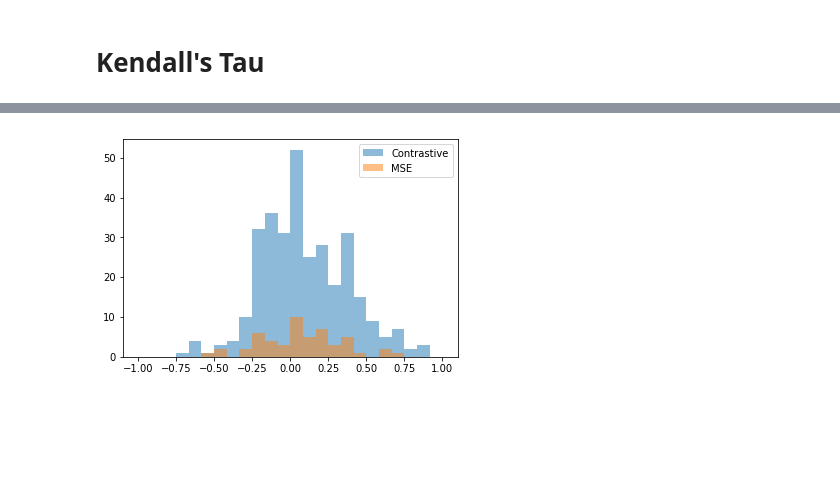
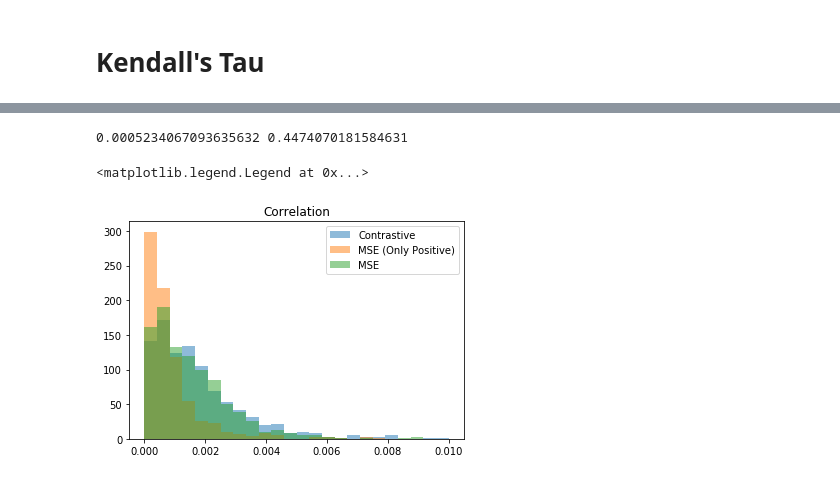
Before and after one commit to Holstrup/PlaceRecognition, a Jupyter notebook: notebooks/Correlation Metrics.ipynb, the cells around one changed output, grey strips where cells are left out. Saved outputs shown, nothing was run; the diff lists cells and outputs as text; code cells hidden in the pictures; blank space fills up the shorter version.

```diff
--- a/notebooks/Correlation Metrics.ipynb
+++ b/notebooks/Correlation Metrics.ipynb
@@ -70,0 +74,31 @@ scores1 = kt_scores()
+# %%
+def kt_scores():
+    N = len(gps)
+    scores = np.zeros(N)
+    for i in range(N):
+        c, p = kendalltau(gps[i], emb[i])
+        scores[i] = c
+    print(np.mean(scores), np.max(scores))
+    return scores
+
+def MSE_scores():
+    scores = []
+    for i in range(len(gps)):
+        emb_i = emb[i][gps[i] != 0]
+        gps_i = gps[i][gps[i] != 0]
+        if len(gps_i) > 2:
+            y = (gps_i)**2 / 35**2
+            scores.append(mean_squared_error(y, emb_i))
+    print(np.mean(scores), np.max(scores))
+    return scores
+
+def correlation_scores():
+    scores = []
+    for i in range(len(gps)):
+        emb_i = emb[i][gps[i] != 0]
+        gps_i = gps[i][gps[i] != 0]
+        if len(gps_i) >= 3:
+            reg, _ = linear_regression_predict(gps_i, emb_i)
+            scores.append(reg.coef_[0][0])
+    print(np.mean(scores), np.max(scores))
+    return scores
@@ -71,8 +133,16 @@ scores1 = kt_scores()
+# %%
+#contrastive = correlation_scores()
+#mse = correlation_scores()
+mse_only = correlation_scores()
+# %% [output]
+0.0005234067093635632 0.4474070181584631
 # %%
-bins_list = np.linspace(-1, 1, num=25)
-plt.hist(scores, alpha=0.5, label='Contrastive', bins=bins_list)
-plt.hist(scores1, alpha=0.5, label='MSE', bins=bins_list)
+bins_list = np.linspace(0, 0.01, num=25)
+plt.hist(contrastive, alpha=0.5, label='Contrastive', bins=bins_list)
+plt.hist(mse_only, alpha=0.5, label='MSE (Only Positive)', bins=bins_list)
+plt.hist(mse, alpha=0.5, label='MSE', bins=bins_list)
+plt.title('Correlation')
 plt.legend()
-plt.show()
 # %% [output]
+<matplotlib.legend.Legend at 0x...>
-[figure, old version]
+[figure, new version]
```
Also changed, not shown: parts of 8 cells of this notebook, 1 other file.
